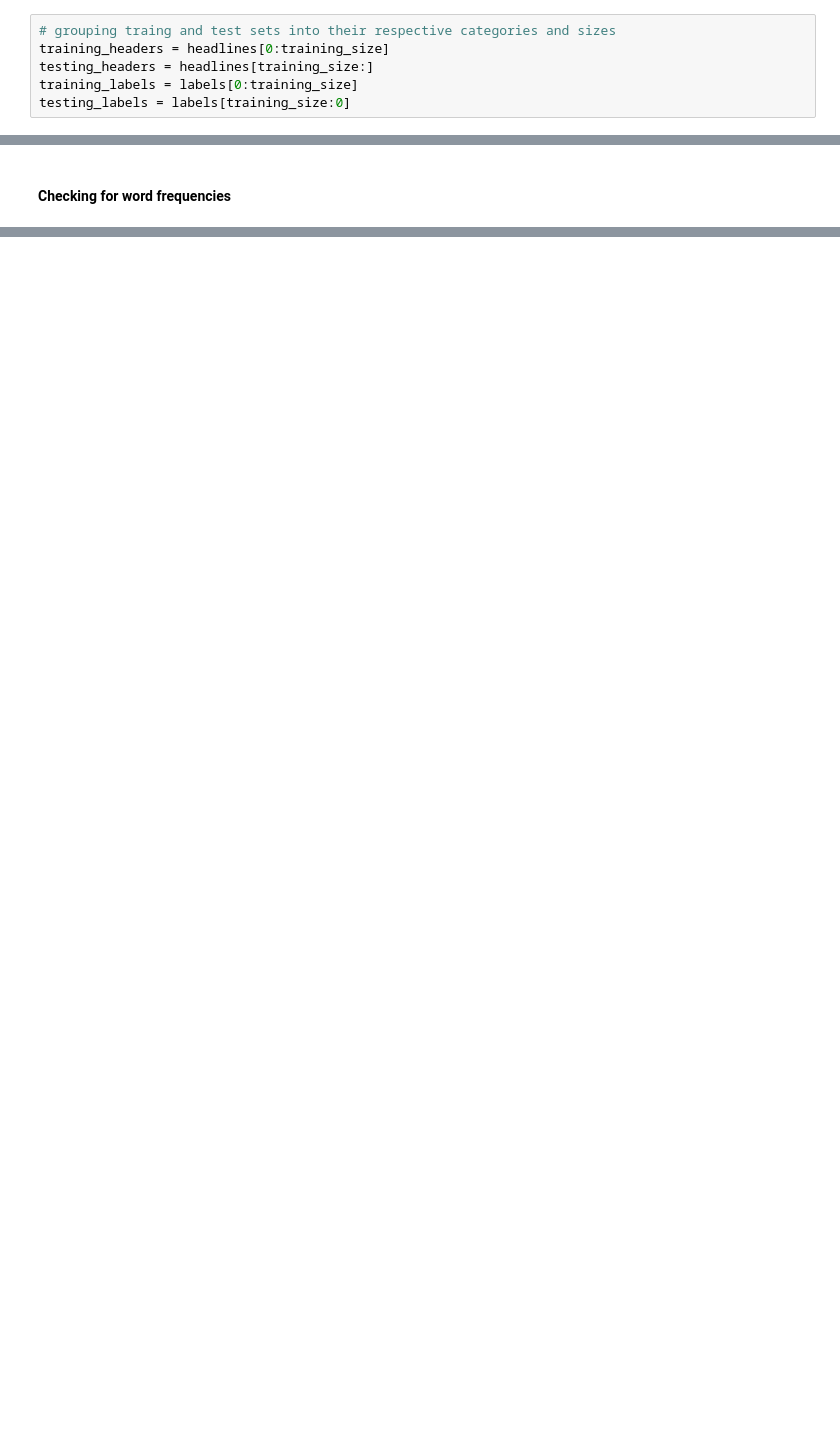
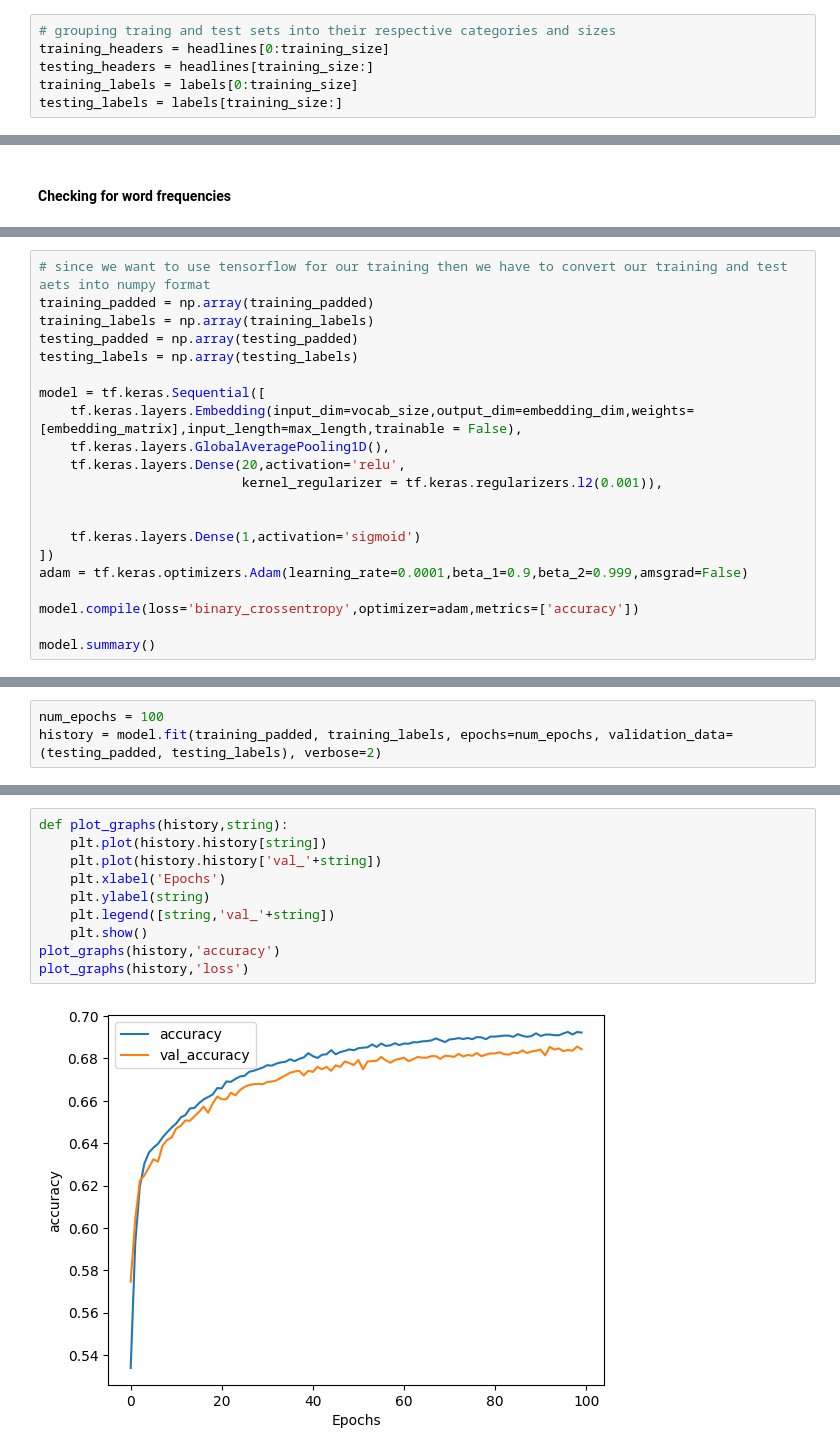
Before and after one commit to Danlof/Sentiment_Analysis, a Jupyter notebook: pretrainedGloVe.ipynb, the cells around one changed output, grey strips where cells are left out. Drawn from its saved outputs; the diff is of its cells as text; blank space fills up the shorter version.

```diff
--- a/pretrainedGloVe.ipynb
+++ b/pretrainedGloVe.ipynb
@@ -199,7 +204,7 @@ training_size = 23000 # about 80% of the original dataframe
 training_headers = headlines[0:training_size]
 testing_headers = headlines[training_size:]
 training_labels = labels[0:training_size]
-testing_labels = labels[training_size:0]
+testing_labels = labels[training_size:]
 # %%
 tokenizer = Tokenizer(num_words=vocab_size,oov_token=oov_tok)
 tokenizer.fit_on_texts(training_headers)
@@ -229,0 +297,21 @@ print(newlist)
+# %%
+# since we want to use tensorflow for our training then we have to convert our training and test aets into numpy format
+training_padded = np.array(training_padded)
+training_labels = np.array(training_labels)
+testing_padded = np.array(testing_padded)
+testing_labels = np.array(testing_labels)
+
+model = tf.keras.Sequential([
+    tf.keras.layers.Embedding(input_dim=vocab_size,output_dim=embedding_dim,weights=[embedding_matrix],input_length=max_length,trainable = False),
+    tf.keras.layers.GlobalAveragePooling1D(),
+    tf.keras.layers.Dense(20,activation='relu',
+                          kernel_regularizer = tf.keras.regularizers.l2(0.001)),
+
+
+    tf.keras.layers.Dense(1,activation='sigmoid')
+])
+adam = tf.keras.optimizers.Adam(learning_rate=0.0001,beta_1=0.9,beta_2=0.999,amsgrad=False)
+
+model.compile(loss='binary_crossentropy',optimizer=adam,metrics=['accuracy'])
+
+model.summary()
@@ -229,0 +339,3 @@ print(newlist)
+# %%
+num_epochs = 100
+history = model.fit(training_padded, training_labels, epochs=num_epochs, validation_data=(testing_padded, testing_labels), verbose=2)
@@ -229,0 +362,12 @@ print(newlist)
+# %%
+def plot_graphs(history,string):
+    plt.plot(history.history[string])
+    plt.plot(history.history['val_'+string])
+    plt.xlabel('Epochs')
+    plt.ylabel(string)
+    plt.legend([string,'val_'+string])
+    plt.show()
+plot_graphs(history,'accuracy')
+plot_graphs(history,'loss')
+# %% [output]
+[figure, added]
```
Also changed, not shown: parts of 16 cells of this notebook.
